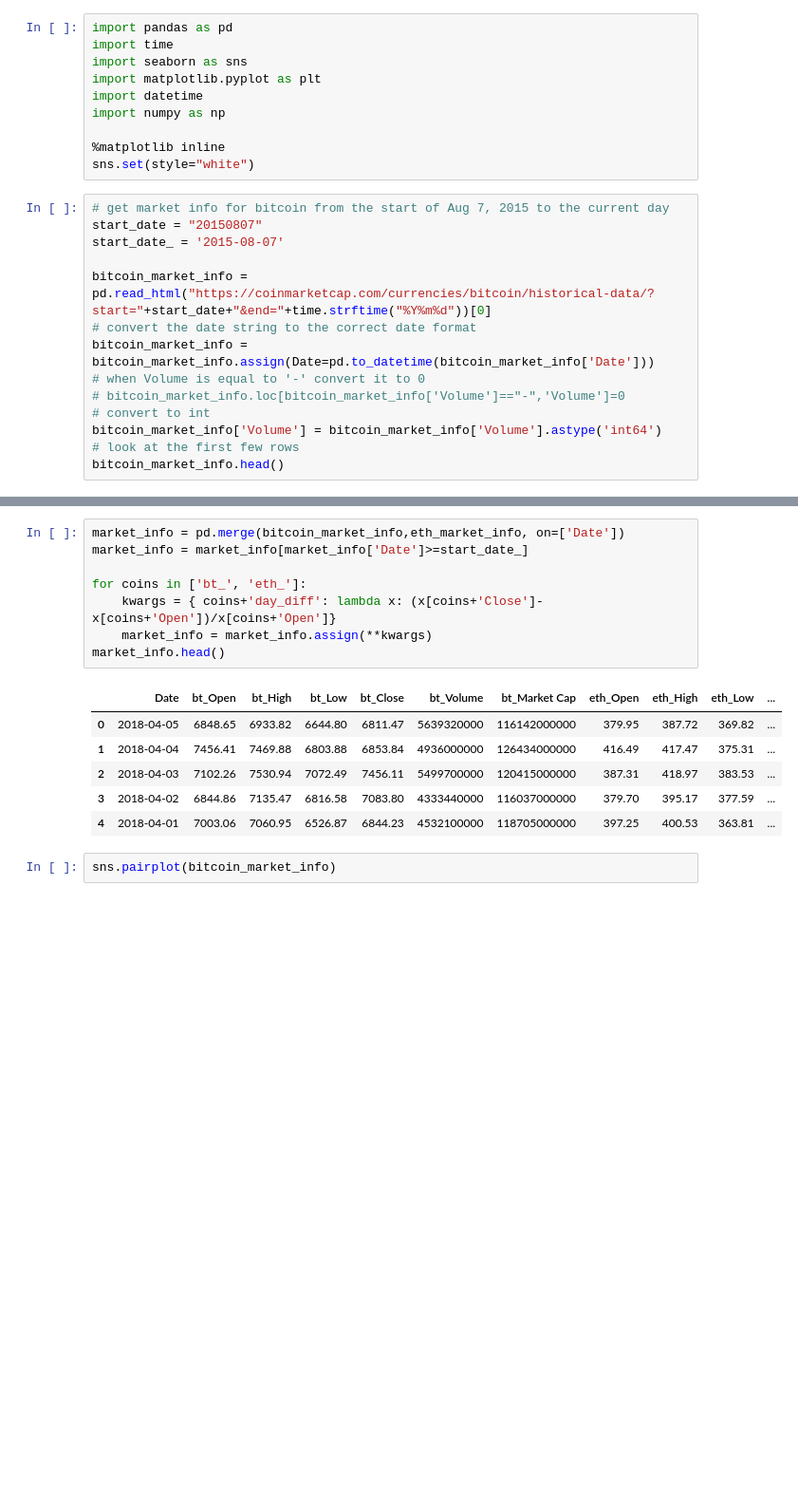
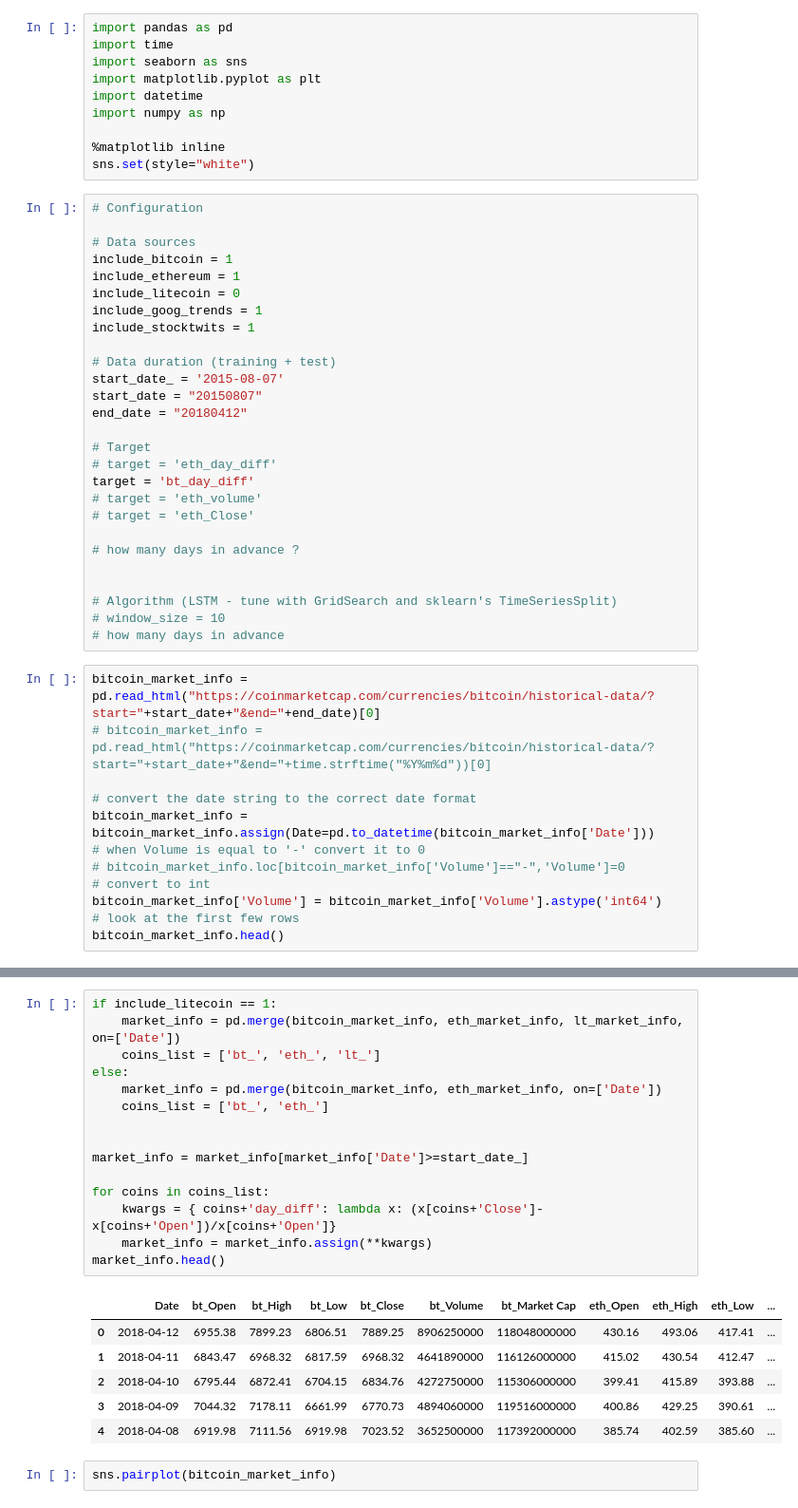
Before and after one commit to opraveen/machine-learning, a Jupyter notebook: projects/capstone/capstone.ipynb, the cells around one changed output, grey strips where cells are left out. Shown: that part at 95% size. Saved outputs shown, nothing was run; the diff lists cells and outputs as text; blank space fills up the shorter version.

```diff
--- a/projects/capstone/capstone.ipynb
+++ b/projects/capstone/capstone.ipynb
@@ -8,12 +8,37 @@ import numpy as np
 
 %matplotlib inline
 sns.set(style="white")
+# %%
+# Configuration
+
+# Data sources
+include_bitcoin = 1
+include_ethereum = 1
+include_litecoin = 0
+include_goog_trends = 1
+include_stocktwits = 1
+
+# Data duration (training + test)
+start_date_ = '2015-08-07'
+start_date = "20150807"
+end_date = "20180412"
+
+# Target
+# target = 'eth_day_diff'
+target = 'bt_day_diff'
+# target = 'eth_volume'
+# target = 'eth_Close'
+
+# how many days in advance ?
+
+
+# Algorithm (LSTM - tune with GridSearch and sklearn's TimeSeriesSplit)
+# window_size = 10
+# how many days in advance
 # %%
-# get market info for bitcoin from the start of Aug 7, 2015 to the current day
-start_date = "20150807"
-start_date_ = '2015-08-07'
+bitcoin_market_info = pd.read_html("https://coinmarketcap.com/currencies/bitcoin/historical-data/?start="+start_date+"&end="+end_date)[0]
+# bitcoin_market_info = pd.read_html("https://coinmarketcap.com/currencies/bitcoin/historical-data/?start="+start_date+"&end="+time.strftime("%Y%m%d"))[0]
 
-bitcoin_market_info = pd.read_html("https://coinmarketcap.com/currencies/bitcoin/historical-data/?start="+start_date+"&end="+time.strftime("%Y%m%d"))[0]
 # convert the date string to the correct date format
 bitcoin_market_info = bitcoin_market_info.assign(Date=pd.to_datetime(bitcoin_market_info['Date']))
 # when Volume is equal to '-' convert it to 0
@@ -94,18 +161,25 @@ plt.show()
 # %%
-market_info = pd.merge(bitcoin_market_info,eth_market_info, on=['Date'])
+if include_litecoin == 1:
+    market_info = pd.merge(bitcoin_market_info, eth_market_info, lt_market_info, on=['Date'])
+    coins_list = ['bt_', 'eth_', 'lt_']
+else:
+    market_info = pd.merge(bitcoin_market_info, eth_market_info, on=['Date'])
+    coins_list = ['bt_', 'eth_']
+
+
 market_info = market_info[market_info['Date']>=start_date_]
 
-for coins in ['bt_', 'eth_']:
+for coins in coins_list:
     kwargs = { coins+'day_diff': lambda x: (x[coins+'Close']-x[coins+'Open'])/x[coins+'Open']}
     market_info = market_info.assign(**kwargs)
 market_info.head()
 # %% [output]
 |  | Date | bt_Open | bt_High | bt_Low | bt_Close | bt_Volume | bt_Market Cap | eth_Open | eth_High | eth_Low | ... |
-| 0 | 2018-04-05 | 6848.65 | 6933.82 | 6644.80 | 6811.47 | 5639320000 | 116142000000 | 379.95 | 387.72 | 369.82 | ... |
-| 1 | 2018-04-04 | 7456.41 | 7469.88 | 6803.88 | 6853.84 | 4936000000 | 126434000000 | 416.49 | 417.47 | 375.31 | ... |
-| 2 | 2018-04-03 | 7102.26 | 7530.94 | 7072.49 | 7456.11 | 5499700000 | 120415000000 | 387.31 | 418.97 | 383.53 | ... |
-| 3 | 2018-04-02 | 6844.86 | 7135.47 | 6816.58 | 7083.80 | 4333440000 | 116037000000 | 379.70 | 395.17 | 377.59 | ... |
-| 4 | 2018-04-01 | 7003.06 | 7060.95 | 6526.87 | 6844.23 | 4532100000 | 118705000000 | 397.25 | 400.53 | 363.81 | ... |
+| 0 | 2018-04-12 | 6955.38 | 7899.23 | 6806.51 | 7889.25 | 8906250000 | 118048000000 | 430.16 | 493.06 | 417.41 | ... |
+| 1 | 2018-04-11 | 6843.47 | 6968.32 | 6817.59 | 6968.32 | 4641890000 | 116126000000 | 415.02 | 430.54 | 412.47 | ... |
+| 2 | 2018-04-10 | 6795.44 | 6872.41 | 6704.15 | 6834.76 | 4272750000 | 115306000000 | 399.41 | 415.89 | 393.88 | ... |
+| 3 | 2018-04-09 | 7044.32 | 7178.11 | 6661.99 | 6770.73 | 4894060000 | 119516000000 | 400.86 | 429.25 | 390.61 | ... |
+| 4 | 2018-04-08 | 6919.98 | 7111.56 | 6919.98 | 7023.52 | 3652500000 | 117392000000 | 385.74 | 402.59 | 385.60 | ... |
 # %%
 sns.pairplot(bitcoin_market_info)
 # %% [output]
```
Also changed, not shown: parts of 27 cells of this notebook, 16 other files.
